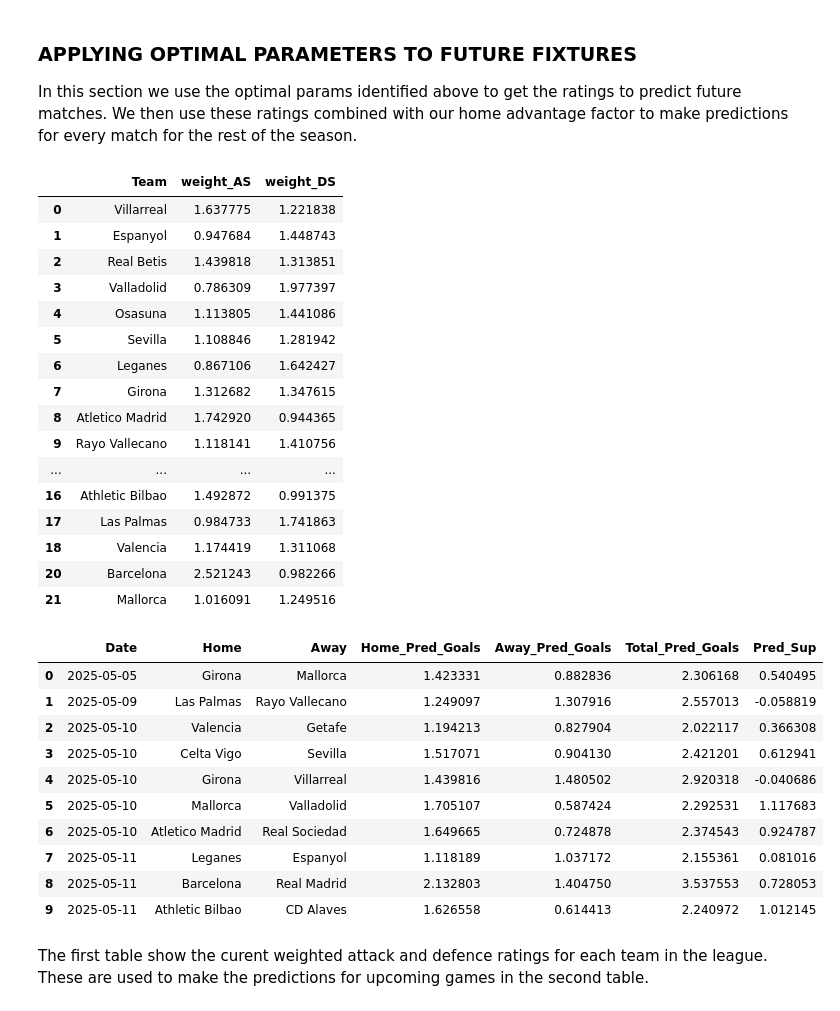
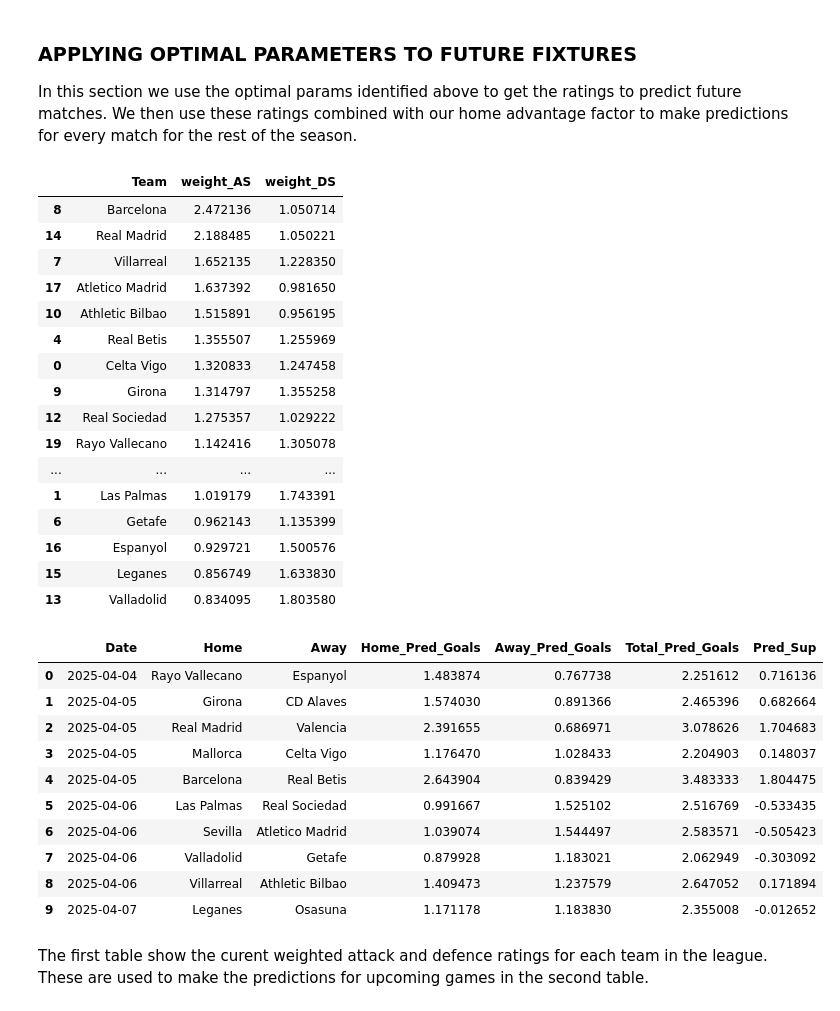
Before and after one commit to lukechambers999/portfolio, a Jupyter notebook: LT_model.ipynb, the cells around one changed output. Drawn from its saved outputs; the diff is of its cells as text; code cells hidden in the pictures.

```diff
--- a/LT_model.ipynb
+++ b/LT_model.ipynb
@@ -115,6 +117,13 @@ fixtures_data.drop(['h', 'a', 'goals', 'xG', 'forecast', 'id', 'h_id',
 # Formats date column and renames columns
 fixtures_data['datetime'] = pd.to_datetime(fixtures_data['datetime']).dt.strftime('%Y-%m-%d')
 fixtures_data = fixtures_data.rename(columns  = {'h_title':'Home', 'a_title':'Away', 'datetime': 'Date'})
+
+# Sets games before beginning of April as not resulted
+fixtures_data['isResult'] = np.where(
+    fixtures_data['Date'] < '2025-04-01',
+    True,
+    False
+)
 # %%
 fixtures_data.head(10)
 # %% [output]
@@ -179,6 +188,10 @@ goals_conv_table = pd.read_csv("data/goallines.csv")
 # Merges to get goal and sup values
 fixtures_tc = pd.merge(fixtures_tc, sup_conv_table, on=["hcaplevel", "price_home"], how="left")
 fixtures_tc = pd.merge(fixtures_tc, goals_conv_table, on=["Goal.Line", "Goal.O.Odds"], how="left")
+
+# Filters for games before April
+fixtures_tc['Date'] = pd.to_datetime(fixtures_tc['Date']).dt.strftime('%Y-%m-%d')
+fixtures_tc = fixtures_tc[fixtures_tc['Date'] < '2025-04-01']
 # %% [markdown]
 ### DATASET MERGING ###
 # %% [markdown]
@@ -601,39 +614,39 @@ fixtures_data_future.drop(['Home_AS', 'Home_DS', 'Home_DS', 'DS_avg', 'Away_AS',
 current_team_AS_DS.drop(['GoalsScored_roll', 'xG_for_roll', 'Asian_for_roll', 'GoalsConceded_roll', 'xG_conc_roll', 'Asian_conc_roll', 'total_goals_roll',
                     'DS_avg'], axis = 1, inplace=True)
 # %%
-current_team_AS_DS.head(20)
+current_team_AS_DS.head(20).sort_values('weight_AS', ascending=[False])
 # %% [output]
 |  | Team | weight_AS | weight_DS |
-| 0 | Villarreal | 1.637775 | 1.221838 |
-| 1 | Espanyol | 0.947684 | 1.448743 |
-| 2 | Real Betis | 1.439818 | 1.313851 |
-| 3 | Valladolid | 0.786309 | 1.977397 |
-| 4 | Osasuna | 1.113805 | 1.441086 |
-| 5 | Sevilla | 1.108846 | 1.281942 |
-| 6 | Leganes | 0.867106 | 1.642427 |
-| 7 | Girona | 1.312682 | 1.347615 |
-| 8 | Atletico Madrid | 1.742920 | 0.944365 |
-| 9 | Rayo Vallecano | 1.118141 | 1.410756 |
+| 8 | Barcelona | 2.472136 | 1.050714 |
+| 14 | Real Madrid | 2.188485 | 1.050221 |
+| 7 | Villarreal | 1.652135 | 1.228350 |
+| 17 | Atletico Madrid | 1.637392 | 0.981650 |
+| 10 | Athletic Bilbao | 1.515891 | 0.956195 |
+| 4 | Real Betis | 1.355507 | 1.255969 |
+| 0 | Celta Vigo | 1.320833 | 1.247458 |
+| 9 | Girona | 1.314797 | 1.355258 |
+| 12 | Real Sociedad | 1.275357 | 1.029222 |
+| 19 | Rayo Vallecano | 1.142416 | 1.305078 |
 | ... | ... | ... | ... |
-| 16 | Athletic Bilbao | 1.492872 | 0.991375 |
-| 17 | Las Palmas | 0.984733 | 1.741863 |
-| 18 | Valencia | 1.174419 | 1.311068 |
-| 20 | Barcelona | 2.521243 | 0.982266 |
-| 21 | Mallorca | 1.016091 | 1.249516 |
+| 1 | Las Palmas | 1.019179 | 1.743391 |
+| 6 | Getafe | 0.962143 | 1.135399 |
+| 16 | Espanyol | 0.929721 | 1.500576 |
+| 15 | Leganes | 0.856749 | 1.633830 |
+| 13 | Valladolid | 0.834095 | 1.803580 |
 # %%
 fixtures_data_future.head(10)
 # %% [output]
 |  | Date | Home | Away | Home_Pred_Goals | Away_Pred_Goals | Total_Pred_Goals | Pred_Sup |
-| 0 | 2025-05-05 | Girona | Mallorca | 1.423331 | 0.882836 | 2.306168 | 0.540495 |
-| 1 | 2025-05-09 | Las Palmas | Rayo Vallecano | 1.249097 | 1.307916 | 2.557013 | -0.058819 |
-| 2 | 2025-05-10 | Valencia | Getafe | 1.194213 | 0.827904 | 2.022117 | 0.366308 |
-| 3 | 2025-05-10 | Celta Vigo | Sevilla | 1.517071 | 0.904130 | 2.421201 | 0.612941 |
-| 4 | 2025-05-10 | Girona | Villarreal | 1.439816 | 1.480502 | 2.920318 | -0.040686 |
-| 5 | 2025-05-10 | Mallorca | Valladolid | 1.705107 | 0.587424 | 2.292531 | 1.117683 |
-| 6 | 2025-05-10 | Atletico Madrid | Real Sociedad | 1.649665 | 0.724878 | 2.374543 | 0.924787 |
-| 7 | 2025-05-11 | Leganes | Espanyol | 1.118189 | 1.037172 | 2.155361 | 0.081016 |
-| 8 | 2025-05-11 | Barcelona | Real Madrid | 2.132803 | 1.404750 | 3.537553 | 0.728053 |
-| 9 | 2025-05-11 | Athletic Bilbao | CD Alaves | 1.626558 | 0.614413 | 2.240972 | 1.012145 |
+| 0 | 2025-04-04 | Rayo Vallecano | Espanyol | 1.483874 | 0.767738 | 2.251612 | 0.716136 |
+| 1 | 2025-04-05 | Girona | CD Alaves | 1.574030 | 0.891366 | 2.465396 | 0.682664 |
+| 2 | 2025-04-05 | Real Madrid | Valencia | 2.391655 | 0.686971 | 3.078626 | 1.704683 |
+| 3 | 2025-04-05 | Mallorca | Celta Vigo | 1.176470 | 1.028433 | 2.204903 | 0.148037 |
+| 4 | 2025-04-05 | Barcelona | Real Betis | 2.643904 | 0.839429 | 3.483333 | 1.804475 |
+| 5 | 2025-04-06 | Las Palmas | Real Sociedad | 0.991667 | 1.525102 | 2.516769 | -0.533435 |
+| 6 | 2025-04-06 | Sevilla | Atletico Madrid | 1.039074 | 1.544497 | 2.583571 | -0.505423 |
+| 7 | 2025-04-06 | Valladolid | Getafe | 0.879928 | 1.183021 | 2.062949 | -0.303092 |
+| 8 | 2025-04-06 | Villarreal | Athletic Bilbao | 1.409473 | 1.237579 | 2.647052 | 0.171894 |
+| 9 | 2025-04-07 | Leganes | Osasuna | 1.171178 | 1.183830 | 2.355008 | -0.012652 |
 # %% [markdown]
 The first table show the curent weighted attack and defence ratings for each team in the league. These are used to make the predictions for upcoming games in the second table.
 # %% [markdown]
```
Also changed, not shown: parts of 8 cells of this notebook.
